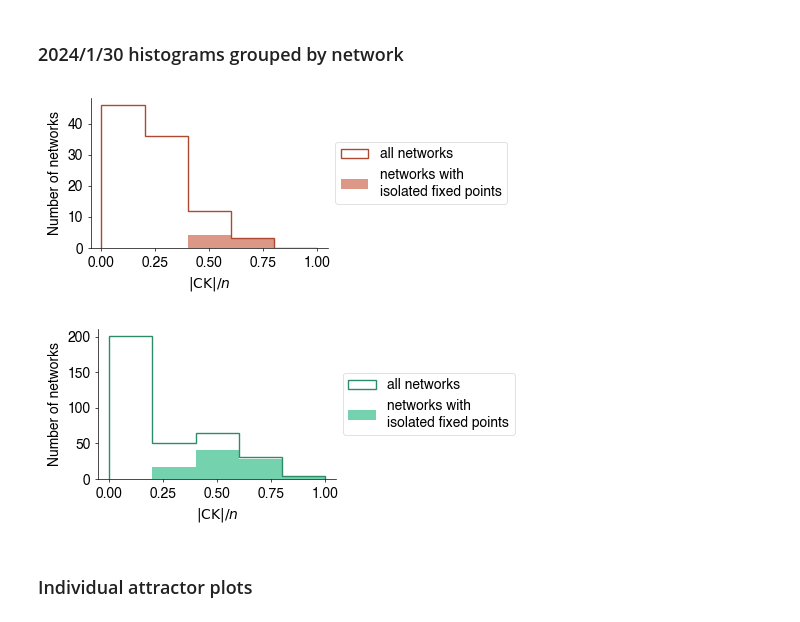
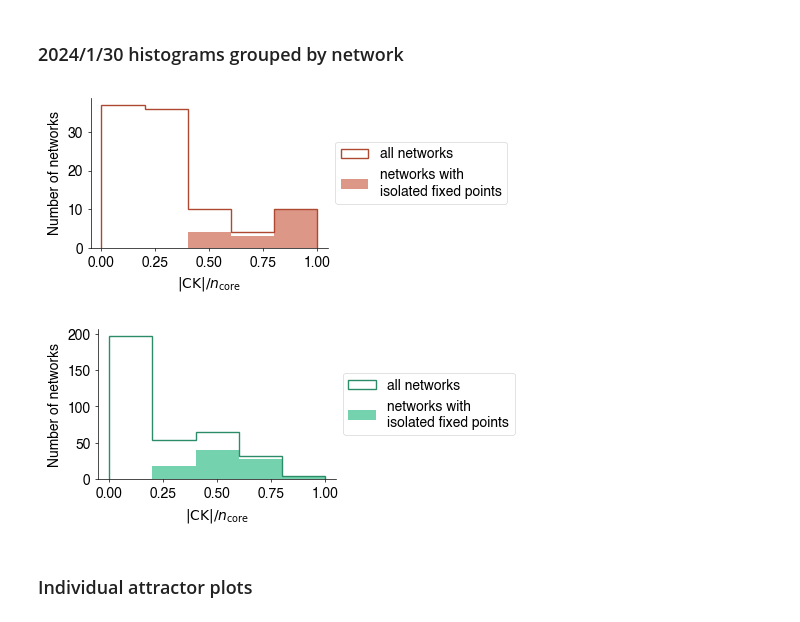
Before and after one commit to bcdaniels/Control-of-Synthetic-Boolean-Networks, a Jupyter notebook: CK_basin_sizes/basin-paper-figures.ipynb, the cells around one changed output. Saved outputs shown, nothing was run; the diff lists cells and outputs as text; code cells hidden in the pictures.

```diff
--- a/CK_basin_sizes/basin-paper-figures.ipynb
+++ b/CK_basin_sizes/basin-paper-figures.ipynb
@@ -395,6 +387,8 @@ for ck_func in functions_to_test:
 relative_basin_sizes = []
 relative_ck_sizes_isolated = []
 relative_ck_sizes_nonisolated = []
+relative_ck_sizes_isolated_core_only = []
+relative_ck_sizes_nonisolated_core_only = []
 absolute_ck_sizes = []
 net_sizes = []
 for dataDict,basinDataExact in zip([dataDictExactRandom,dataDictExactRBN],
@@ -409,10 +403,13 @@ for dataDict,basinDataExact in zip([dataDictExactRandom,dataDictExactRBN],
 
             ck_sizes = np.array(dataDict[name]['control_kernel_sizes'])[ckOrder]
             net_size = dataDict[name]['size']
+            net_core_size = dfExactRandomAll.loc[name,'number of core nodes']
             basin_sizes = np.array(basinDataExact[name]['basin_sizes'])[basinOrder]
             isolated = [ basin_size==1 for basin_size in basin_sizes ]
+            isolated_core_only = np.array(basinDataExact[name]['isolated_list_core_only'])[basinOrder]
             basinDataExact[name]['control_kernel_sizes_ordered'] = ck_sizes
             basinDataExact[name]['is_isolated_list_ordered'] = isolated
+            basinDataExact[name]['is_isolated_list_core_only_ordered'] = isolated_core_only
 
             # save control kernel sizes filtered to include only nonisolated attractors
             ck_sizes_nonisolated = [ ck_sizes[i] for i in range(len(ck_sizes)) if not isolated[i] ]
@@ -429,6 +426,12 @@ for dataDict,basinDataExact in zip([dataDictExactRandom,dataDictExactRBN],
             relative_ck_sizes_nonisolated.extend(
                 [ ck_sizes[i]/net_size for i in range(len(ck_sizes)) \
                   if (not isolated[i]) and (ck_sizes[i] is not None) ])
+            relative_ck_sizes_isolated_core_only.extend(
+                [ ck_sizes[i]/net_core_size for i in range(len(ck_sizes)) \
+                  if isolated_core_only[i] and (ck_sizes[i] is not None) ])
+            relative_ck_sizes_nonisolated_core_only.extend(
+                [ ck_sizes[i]/net_core_size for i in range(len(ck_sizes)) \
+                  if (not isolated_core_only[i]) and (ck_sizes[i] is not None) ])
             absolute_ck_sizes.extend([ ck_sizes[i] for i in range(len(ck_sizes)) \
                   if (ck_sizes[i] is not None) ])
             net_sizes.extend( [ net_size for i in range(len(ck_sizes)) \
@@ -441,11 +444,14 @@ for dataDict,basinDataExact in zip([dataDictExactRandom,dataDictExactRBN],
 # %%
 relative_ck_sizes_isolated_cc = []
 relative_ck_sizes_nonisolated_cc = []
+relative_ck_sizes_isolated_core_only_cc = []
+relative_ck_sizes_nonisolated_core_only_cc = []
 for name in basinDataDict:
     ck_sizes = dataDictExact[nice_name(name)]['control_kernel_sizes']
     basinDataDict[name]['control_kernel_sizes'] = ck_sizes
     net_size = basinDataDict[name]['network_size']
-    if 'is_isolated_list' in basinDataDict[name]:
+    net_core_size = ck_df.loc[nice_name(name),'number of core nodes']
+    if 'is_isolated_list' in basinDataDict[name]: # already uses only core nodes when core_only = True above
         isolated = basinDataDict[name]['is_isolated_list']
 
         # save control kernel sizes filtered to include only nonisolated attractors
@@ -458,15 +464,21 @@ for name in basinDataDict:
         relative_ck_sizes_isolated_cc.extend([ ck_sizes[i]/net_size for i in range(len(ck_sizes)) if isolated[i] ])
         relative_ck_sizes_nonisolated_cc.extend(
             [ ck_sizes[i]/net_size for i in range(len(ck_sizes)) if (not isolated[i]) and (ck_sizes[i] is not None) ])
+        relative_ck_sizes_isolated_core_only_cc.extend([ ck_sizes[i]/net_core_size for i in range(len(ck_sizes)) if isolated[i] ])
+        relative_ck_sizes_nonisolated_core_only_cc.extend(
+            [ ck_sizes[i]/net_core_size for i in range(len(ck_sizes)) if (not isolated[i]) and (ck_sizes[i] is not None) ])
 # %% [markdown]
 ### Gather basin sizes and control kernel sizes for individual attractors of Iowa database networks
 # %%
 relative_ck_sizes_isolated_iowa = []
 relative_ck_sizes_nonisolated_iowa = []
+relative_ck_sizes_isolated_core_only_iowa = []
+relative_ck_sizes_nonisolated_core_only_iowa = []
 for name in basinDataExactIowa:
     ck_sizes = dataDictIowa[name]['control_kernel_sizes']
     basinDataExactIowa[name]['control_kernel_sizes'] = ck_sizes
     net_size = dataDictIowa[name]['size']
+    net_core_size = dfIowa.loc[name,'number of core nodes']
     if 'is_isolated_list' in basinDataExactIowa[name]:
         isolated = basinDataExactIowa[name]['is_isolated_list']
 
@@ -480,6 +492,9 @@ for name in basinDataExactIowa:
         relative_ck_sizes_isolated_iowa.extend([ ck_sizes[i]/net_size for i in range(len(ck_sizes)) if isolated[i] ])
         relative_ck_sizes_nonisolated_iowa.extend(
             [ ck_sizes[i]/net_size for i in range(len(ck_sizes)) if (not isolated[i]) and (ck_sizes[i] is not None) ])
+        relative_ck_sizes_isolated_core_only_iowa.extend([ ck_sizes[i]/net_core_size for i in range(len(ck_sizes)) if isolated[i] ])
+        relative_ck_sizes_nonisolated_core_only_iowa.extend(
+            [ ck_sizes[i]/net_core_size for i in range(len(ck_sizes)) if (not isolated[i]) and (ck_sizes[i] is not None) ])
 # %% [markdown]
 ### Output relevant data for variance calculations
 # %%
@@ -834,51 +859,66 @@ This plot includes points for 53 Iowa database networks.
 [figure]
 # %% [markdown]
 ### 2024/1/30 histograms grouped by network
+# %%
+core_only = True
 # %%
 # isolated and non-isolated histograms grouped by networks (cell collective networks)
 plt.figure(figsize=(5,2))
 
 dfAllBio = pd.concat([ck_df,dfIowa])
 
+if core_only:
+    sizes = dfAllBio['number of core nodes']
+else:
+    sizes = dfAllBio['size']
+
 bins = np.linspace(0,1,6)
-plt.hist(dfAllBio['mean control kernel size']/dfAllBio['size'],
+plt.hist(dfAllBio['mean control kernel size']/sizes,
          histtype='step',
          bins=bins,
         density=False,
          color=colors1['cellcollective dark'],
          label='all networks',
         )
 dfAllBio_with_isolated = dfAllBio[dfAllBio['number of isolated fixed points'] > 0]
-plt.hist(dfAllBio_with_isolated['mean control kernel size']/dfAllBio_with_isolated['size'],
+plt.hist(dfAllBio_with_isolated['mean control kernel size']/sizes,
         bins=bins,
         density=False,
         color=colors1['cellcollective'],
         label='networks with \nisolated fixed points')
 
 # fiddle with main plot
 leg = plt.legend(loc='center left',bbox_to_anchor=[1, 0.5])
 #plt.yticks([0,2.5,5],[])
-plt.xlabel('$|\mathrm{CK}|/n$')
+if core_only:
+    plt.xlabel('$|\\mathrm{CK}|/n_{\\mathrm{core}}$')
+else:
+    plt.xlabel('$|\mathrm{CK}|/n$')
 plt.ylabel('Number of networks')
 plt.subplots_adjust(bottom=0.2,top=0.95,left=0.15,right=0.625)
 plt.gca().spines[['right', 'top']].set_visible(False)
 makePretty(leg=leg)
-plt.savefig('240215_ck_histogram_by_network_isolated_and_nonisolated_all_bio.pdf')
+plt.savefig('240219_ck_histogram_by_network_isolated_and_nonisolated_all_bio.pdf')
 # %% [output]
-[figure, old version]
+[figure, new version]
 # %%
 # isolated and non-isolated histograms grouped by networks (random networks)
 plt.figure(figsize=(5,2))
 
+if core_only:
+    sizes = dfExactRandomAll['number of core nodes']
+else:
+    sizes = dfExactRandomAll['size']
+
 bins = np.linspace(0,1,6)
-plt.hist(dfExactRandomAll['mean control kernel size']/dfExactRandomAll['size'],
+plt.hist(dfExactRandomAll['mean control kernel size']/sizes,
          histtype='step',
          bins=bins,
         density=False,
         color=colors1['random dark'],
         label='all networks')
 dfExactRandomAll_with_isolated = dfExactRandomAll[dfExactRandomAll['number of isolated fixed points'] > 0]
-plt.hist(dfExactRandomAll_with_isolated['mean control kernel size']/dfExactRandomAll_with_isolated['size'],
+plt.hist(dfExactRandomAll_with_isolated['mean control kernel size']/sizes,
         bins=bins,
         density=False,
         color=colors1['random'],
@@ -887,14 +927,17 @@ plt.hist(dfExactRandomAll_with_isolated['mean control kernel size']/dfExactRando
 # fiddle with main plot
 leg = plt.legend(loc='center left',bbox_to_anchor=[1, 0.5])
 #plt.yticks([0,2.5,5],[])
-plt.xlabel('$|\mathrm{CK}|/n$')
+if core_only:
+    plt.xlabel('$|\\mathrm{CK}|/n_{\\mathrm{core}}$')
+else:
+    plt.xlabel('$|\mathrm{CK}|/n$')
 plt.ylabel('Number of networks')
 plt.subplots_adjust(bottom=0.2,top=0.95,left=0.15,right=0.625)
 plt.gca().spines[['right', 'top']].set_visible(False)
 makePretty(leg=leg)
-plt.savefig('240216_ck_histogram_by_network_isolated_and_nonisolated_random.pdf')
+plt.savefig('240219_ck_histogram_by_network_isolated_and_nonisolated_random.pdf')
 # %% [output]
-[figure, old version]
+[figure, new version]
 # %% [markdown]
 ### Individual attractor plots
 # %%
```
Also changed, not shown: parts of 34 cells of this notebook.
